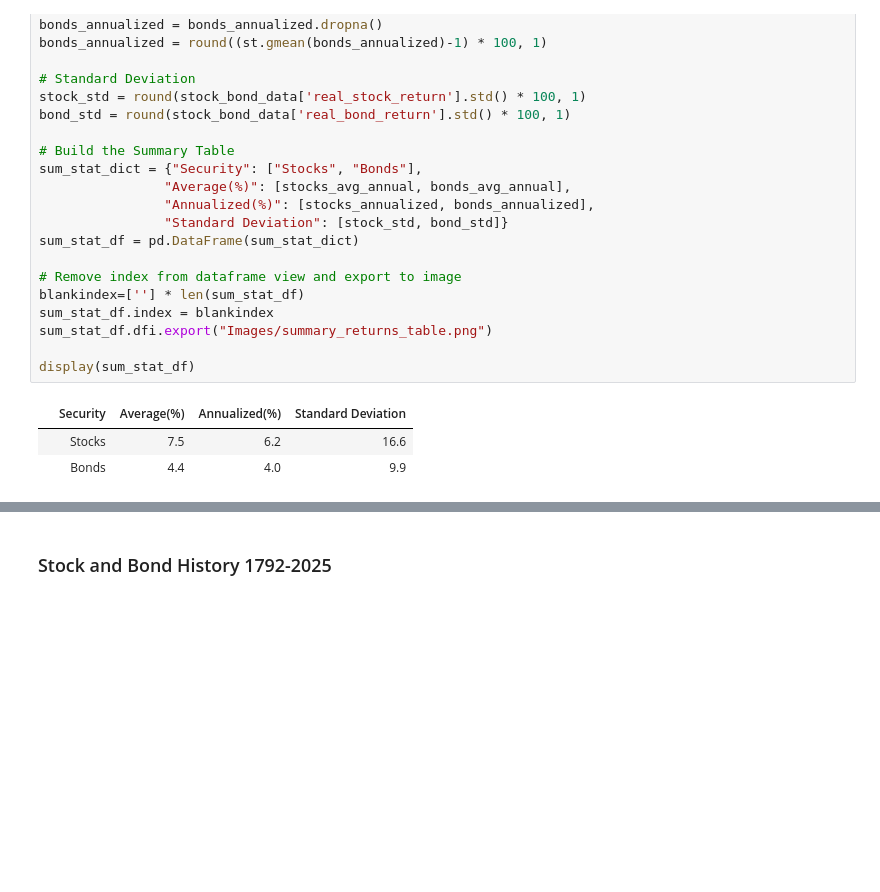
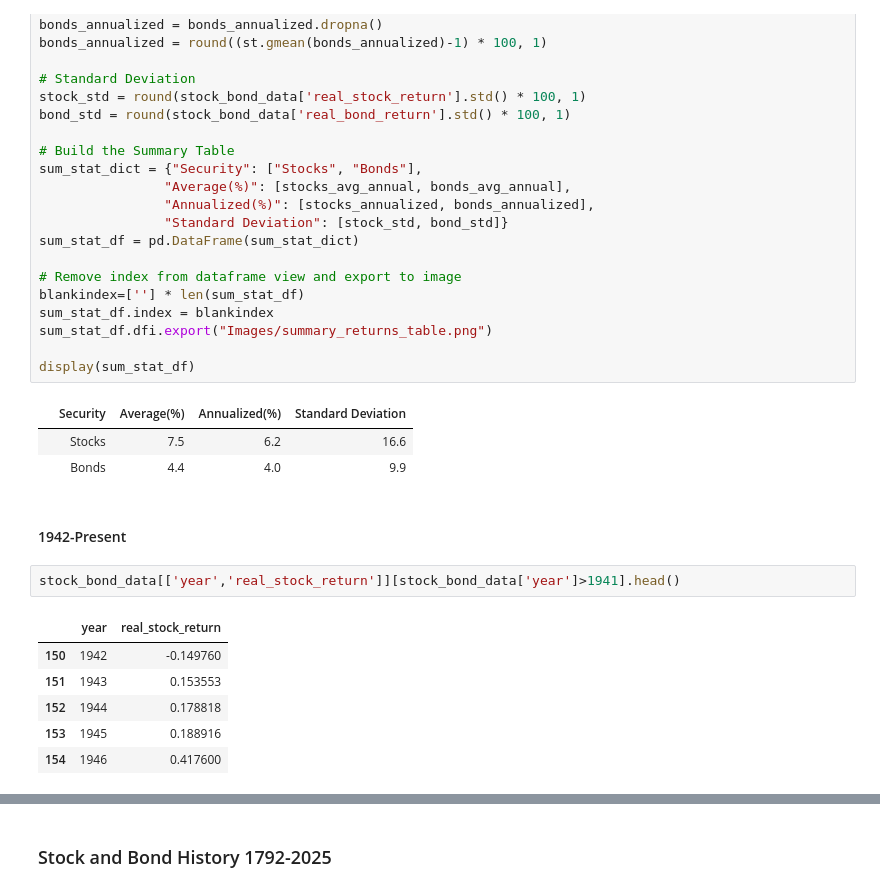
Before and after one commit to StarkArk/The_Long_View_Stocks_Bonds, a Jupyter notebook: stock_bond_return_analysis.ipynb, the cells around one changed output, grey strips where cells are left out. Drawn from its saved outputs; the diff is of its cells as text; blank space fills up the shorter version.

```diff
--- a/stock_bond_return_analysis.ipynb
+++ b/stock_bond_return_analysis.ipynb
@@ -430,3 +430,14 @@ display(sum_stat_df)
 |  | Security | Average(%) | Annualized(%) | Standard Deviation |
 |  | Stocks | 7.5 | 6.2 | 16.6 |
 |  | Bonds | 4.4 | 4.0 | 9.9 |
+# %% [markdown]
+#### 1942-Present
+# %%
+stock_bond_data[['year','real_stock_return']][stock_bond_data['year']>1941].head()
+# %% [output]
+|  | year | real_stock_return |
+| 150 | 1942 | -0.149760 |
+| 151 | 1943 | 0.153553 |
+| 152 | 1944 | 0.178818 |
+| 153 | 1945 | 0.188916 |
+| 154 | 1946 | 0.417600 |
```
Also changed, not shown: parts of 2 cells of this notebook, 18 other files.
